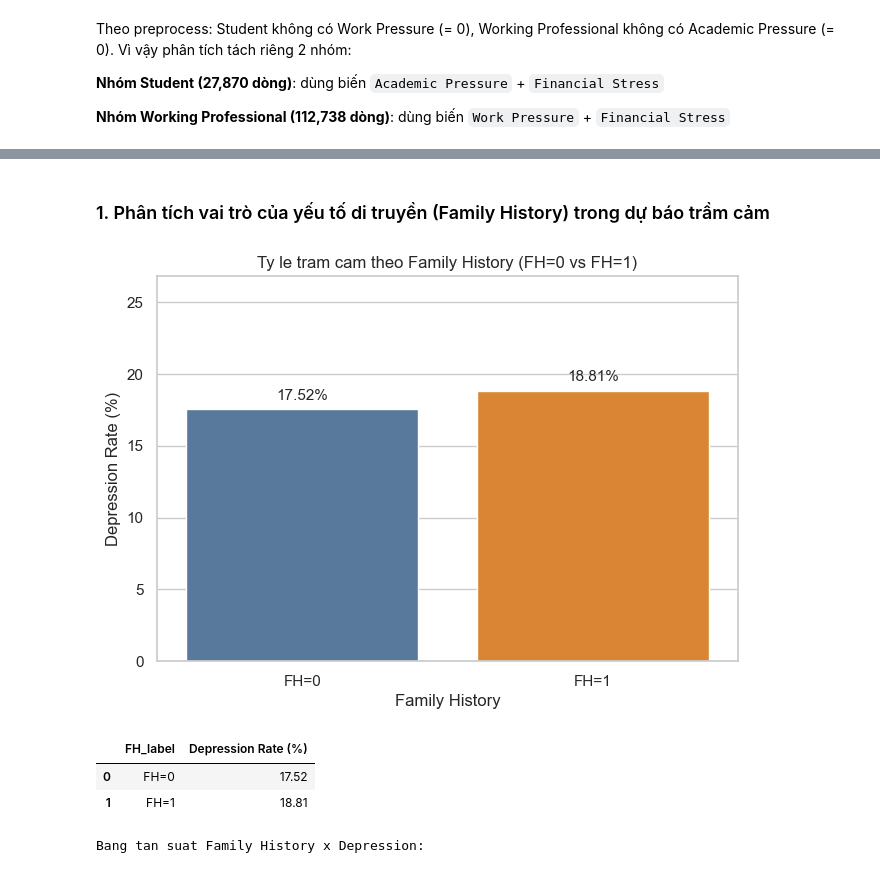
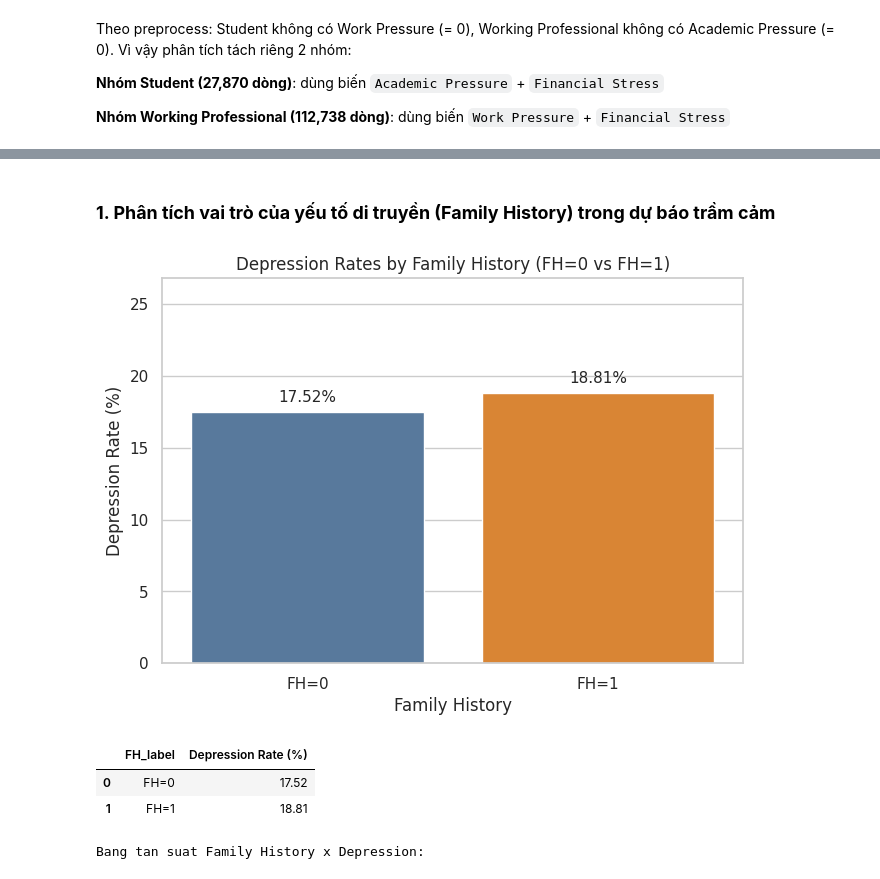
Before and after one commit to phamhuongtra/depression_analysis, a Jupyter notebook: question3.ipynb, the cells around one changed output, grey strips where cells are left out. Drawn from its saved outputs; the diff is of its cells as text; code cells hidden in the pictures.

```diff
--- a/question3.ipynb
+++ b/question3.ipynb
@@ -54,7 +62,7 @@ print(f"Sample Working Professional: {len(df_wp)}")
 Sample Student: 27870
 Sample Working Professional: 112738
 # %% [markdown]
-### 1. Phân tích vai trò của yếu tố di truyền (Family History) trong dự báo trầm cảm
+### **1. Phân tích vai trò của yếu tố di truyền (Family History) trong dự báo trầm cảm**
 # %%
 # Grouped bar chart so sánh tỷ lệ trầm cảm giữa FH=0 và FH=1
 q1_df = df.copy()
@@ -64,35 +72,35 @@ q1_df['FH_label'] = q1_df['Family History of Mental Illness'].map(fh_label_map)
 q1_df = q1_df[q1_df['FH_label'].isin(['FH=0', 'FH=1'])].copy()
 
 rate_table = (
     q1_df.groupby('FH_label')['Depression']
     .mean()
     .mul(100)
     .reindex(['FH=0', 'FH=1'])
     .reset_index(name='Depression Rate (%)')
 )
 
 plt.figure(figsize=(7.5, 5))
 ax = sns.barplot(
     data=rate_table,
     x='FH_label',
     y='Depression Rate (%)',
     hue='FH_label',
     palette=['#4C78A8', '#F58518'],
     legend=False
 )
 
 for i, v in enumerate(rate_table['Depression Rate (%)']):
     ax.text(i, v + 0.7, f'{v:.2f}%', ha='center', fontsize=11)
 
-plt.title('Ty le tram cam theo Family History (FH=0 vs FH=1)')
+plt.title('Depression Rates by Family History (FH=0 vs FH=1)')
 plt.xlabel('Family History')
 plt.ylabel('Depression Rate (%)')
 plt.ylim(0, min(100, rate_table['Depression Rate (%)'].max() + 8))
 plt.show()
 
 display(rate_table.round(2))
 # %% [output]
-[figure, old version]
+[figure, new version]
 |  | FH_label | Depression Rate (%) |
 | 0 | FH=0 | 17.52 |
 | 1 | FH=1 | 18.81 |
```
Also changed, not shown: parts of 9 cells of this notebook.
